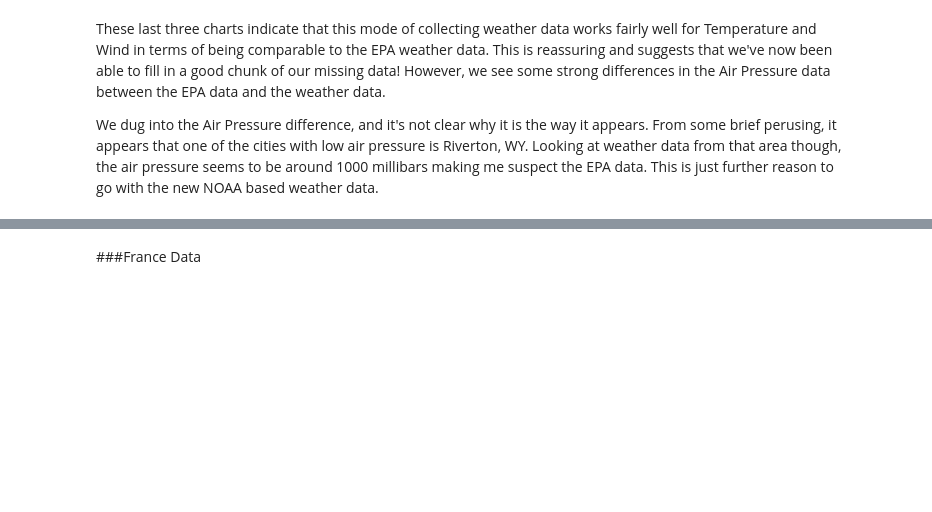
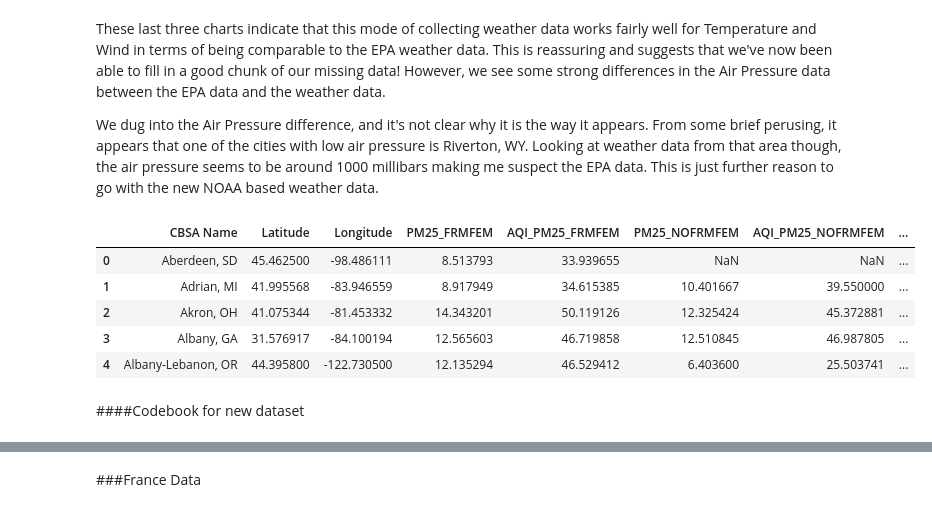
Before and after one commit to mchaffin17/AirPollutionFinalProject, a Jupyter notebook: DataCollection&Cleaning.ipynb, the cells around one changed output, grey strips where cells are left out. Drawn from its saved outputs; the diff is of its cells as text; code cells hidden in the pictures; blank space fills up the shorter version.

```diff
--- a/DataCollection&Cleaning.ipynb
+++ b/DataCollection&Cleaning.ipynb
@@ -1289,3 +1282,14 @@ axes[2].set_xlabel('EPA Weather Data')
 These last three charts indicate that this mode of collecting weather data works fairly well for Temperature and Wind in terms of being comparable to the EPA weather data. This is reassuring and suggests that we've now been able to fill in a good chunk of our missing data! However, we see some strong differences in the Air Pressure data between the EPA data and the weather data.
 
 We dug into the Air Pressure difference, and it's not clear why it is the way it appears. From some brief perusing, it appears that one of the cities with low air pressure is Riverton, WY. Looking at weather data from that area though, the air pressure seems to be around 1000 millibars making me suspect the EPA data. This is just further reason to go with the new NOAA based weather data.
+# %%
+YearDat2.head()
+# %% [output]
+|  | CBSA Name | Latitude | Longitude | PM25_FRMFEM | AQI_PM25_FRMFEM | PM25_NOFRMFEM | AQI_PM25_NOFRMFEM | ... |
+| 0 | Aberdeen, SD | 45.462500 | -98.486111 | 8.513793 | 33.939655 | NaN | NaN | ... |
+| 1 | Adrian, MI | 41.995568 | -83.946559 | 8.917949 | 34.615385 | 10.401667 | 39.550000 | ... |
+| 2 | Akron, OH | 41.075344 | -81.453332 | 14.343201 | 50.119126 | 12.325424 | 45.372881 | ... |
+| 3 | Albany, GA | 31.576917 | -84.100194 | 12.565603 | 46.719858 | 12.510845 | 46.987805 | ... |
+| 4 | Albany-Lebanon, OR | 44.395800 | -122.730500 | 12.135294 | 46.529412 | 6.403600 | 25.503741 | ... |
+# %% [markdown]
+####Codebook for new dataset
```
Also changed, not shown: parts of 6 cells of this notebook, 3 other files.
